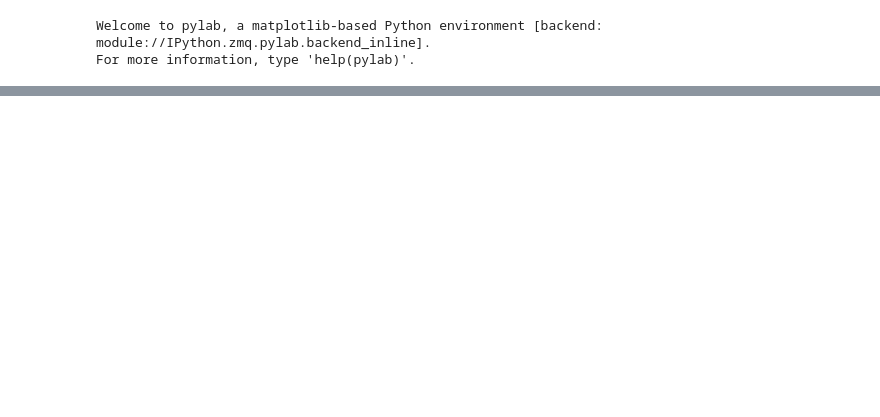
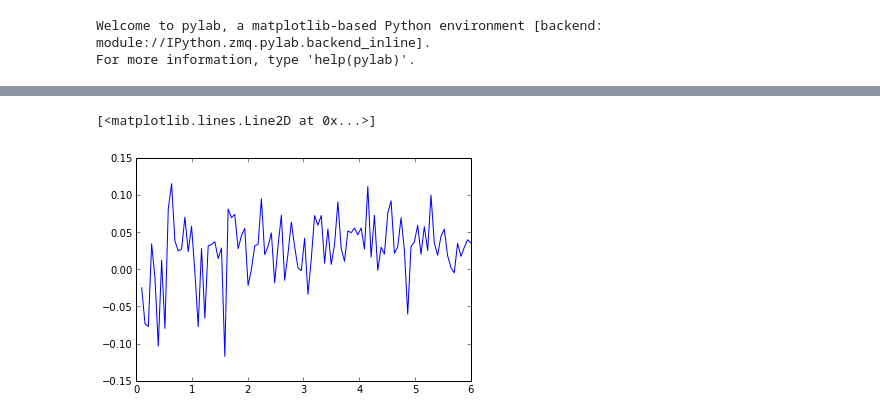
Before and after one commit to eoinmurray/icarus, a Jupyter notebook: notebooks/Untitled0.ipynb, the cells around one changed output, grey strips where cells are left out. Drawn from its saved outputs; the diff is of its cells as text; code cells hidden in the pictures; blank space fills up the shorter version.

```diff
--- a/notebooks/Untitled0.ipynb
+++ b/notebooks/Untitled0.ipynb
@@ -71,0 +91,5 @@ do_replace = [replace_with_bg(g) for i in xrange(s)]
+# %%
+plt.plot(np.linspace(0.1, 6, 100), np.array([foo(c) for c in np.linspace(0.1, 6, 100)]))
+# %% [output]
+[<matplotlib.lines.Line2D at 0x...>]
+[figure, added]
```
Also changed, not shown: parts of 13 cells of this notebook, 1 other file.
